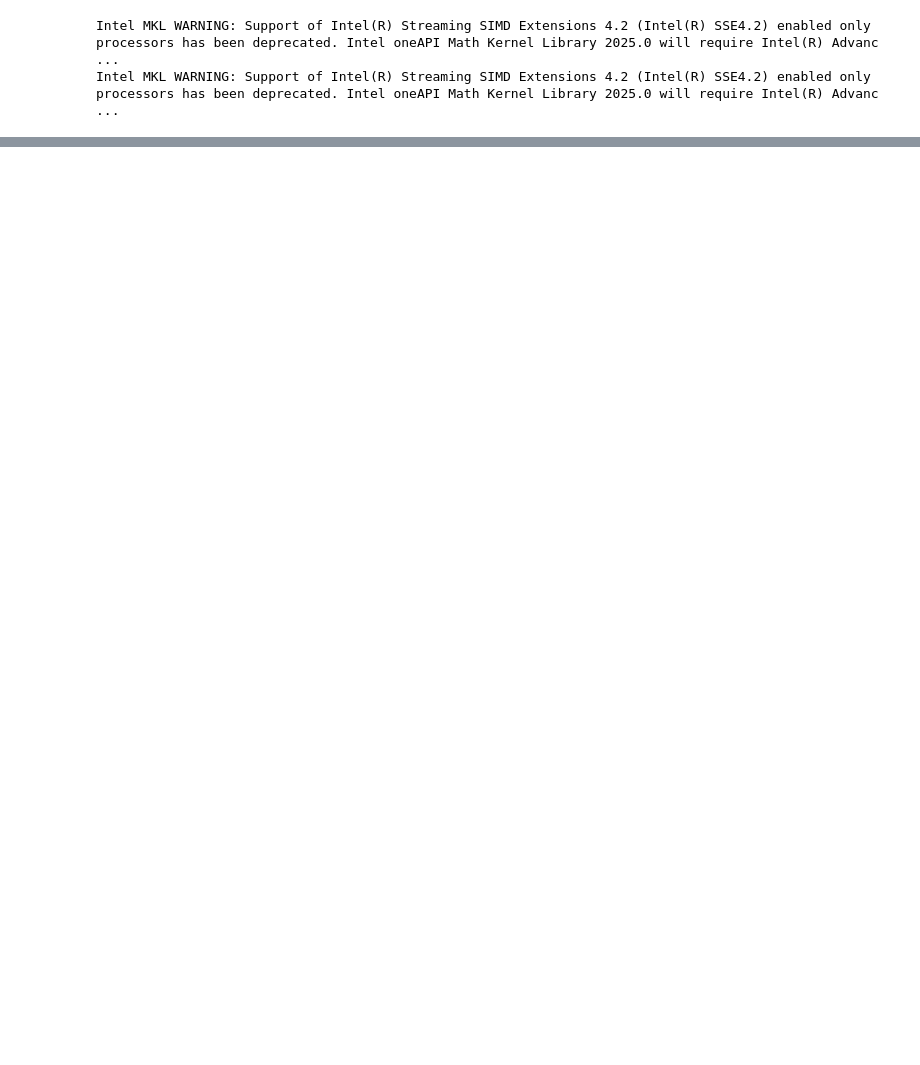
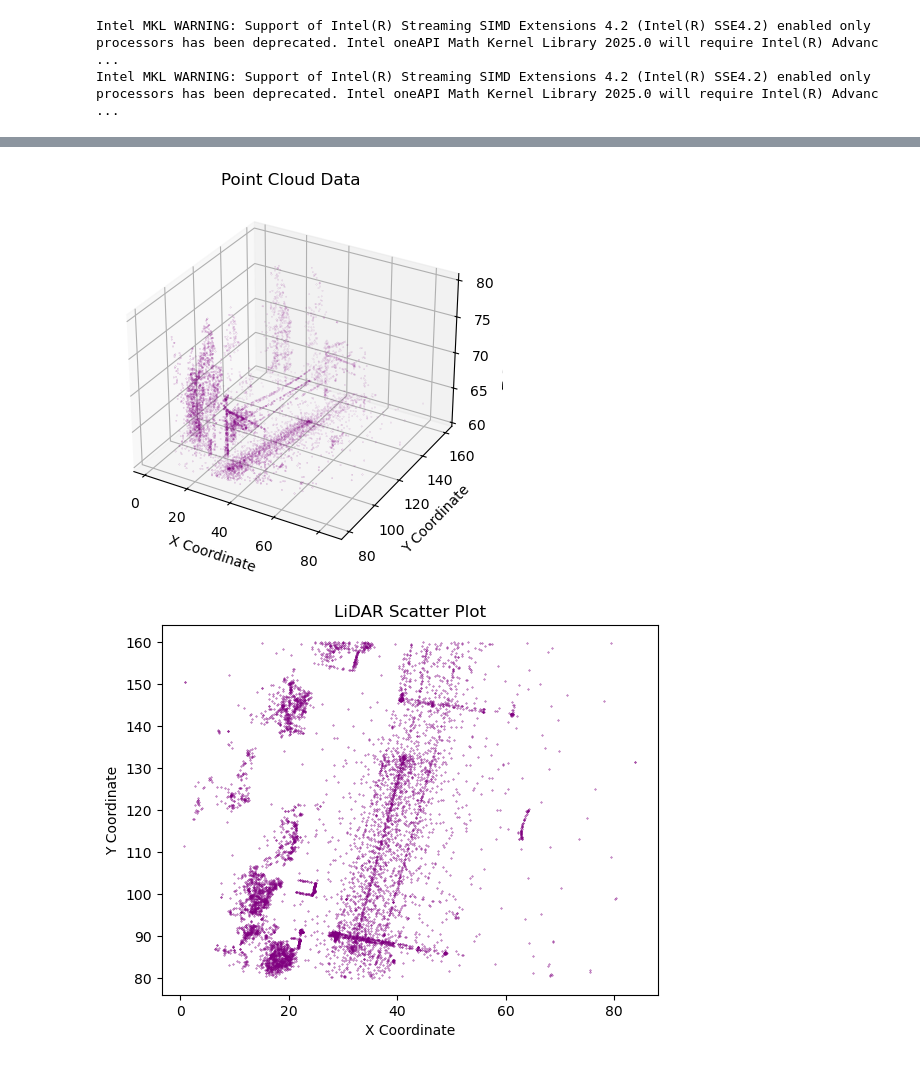
Before and after one commit to Atefeh-Mirzabeigi/LiDAR-Point-Cloud-Processing, a Jupyter notebook: Lidar_assignment-1/share2.ipynb, the cells around one changed output, grey strips where cells are left out. Cells and saved outputs as stored; diff of their text form; code cells hidden in the pictures; blank space fills up the shorter version.

Commit message:
task 1 added
The 3D plot of the data, downsampling, and finding the ground level of the data were implemented.

```diff
--- a/Lidar_assignment-1/share2.ipynb
+++ b/Lidar_assignment-1/share2.ipynb
@@ -36,3 +45,72 @@ show cloud head [[31.405 80.054 61.247]
  [35.99  83.399 66.908]
  [37.246 80.731 68.162]
  [35.493 80.996 68.765]]
+# %%
+'''
+Task 1 (3)
+find the best value for the ground level
+One way to do it is useing a histogram
+np.histogram
+
+update the function get_ground_level() with your changes
+
+For both the datasets
+Report the ground level in the readme file in your github project
+Add the histogram plots to your project readme
+'''
+downSampled_pdc = pcd[::10]
+
+def show_cloud(points_plt):
+    ax = plt.axes(projection='3d')
+    ax.set_title("Point Cloud Data")
+    ax.set_xlabel("X Coordinate")
+    ax.set_ylabel("Y Coordinate")
+    ax.set_zlabel("Z Coordinate")
+    ax.scatter(points_plt[:,0], points_plt[:,1], points_plt[:,2], c='purple',s=0.01)
+    plt.show()
+show_cloud(downSampled_pdc)
+
+
+x = downSampled_pdc[:,0]
+y= downSampled_pdc[:,1]
+z = downSampled_pdc[:,2]
+
+def show_scatter(x,y):
+    plt.scatter(x, y, c='purple', s=0.1)
+    plt.xlabel("X Coordinate")
+    plt.ylabel("Y Coordinate")
+    plt.title("LiDAR Scatter Plot")
+    plt.show()
+show_scatter(x, y)
+
+counts, bins, patches= plt.hist(z, color='purple', bins=50, edgecolor='black')
+plt.title("Z Coordinate Histogram")
+plt.xlabel("Z Coordinate")
+plt.ylabel("Frequency")
+plt.show()
+
+print("Histogram counts:", counts)
+print("Histogram bins:", bins)
+def get_ground_level(counts, bins):
+
+    max_frequency = np.max(counts)
+    print("Highest frequency:", max_frequency)
+    max_index = np.argmax(counts)
+    print("Index of highest frequency bin:", max_index)
+    bin_value = bins[max_index + 1]
+
+    # here we use the right edge of the bin
+
+    print("Ground level Z value:", bin_value)
+    return bin_value
+est_ground_level = get_ground_level(counts, bins)
+
+pcd_above_ground = downSampled_pdc[downSampled_pdc[:,2] > est_ground_level]
+
+pcd_above_ground.shape
+
+#%% side view
+show_cloud(pcd_above_ground)
+# %% [output]
+[figure, added]
+[figure, added]
```
Also changed, not shown: parts of 3 cells of this notebook.
